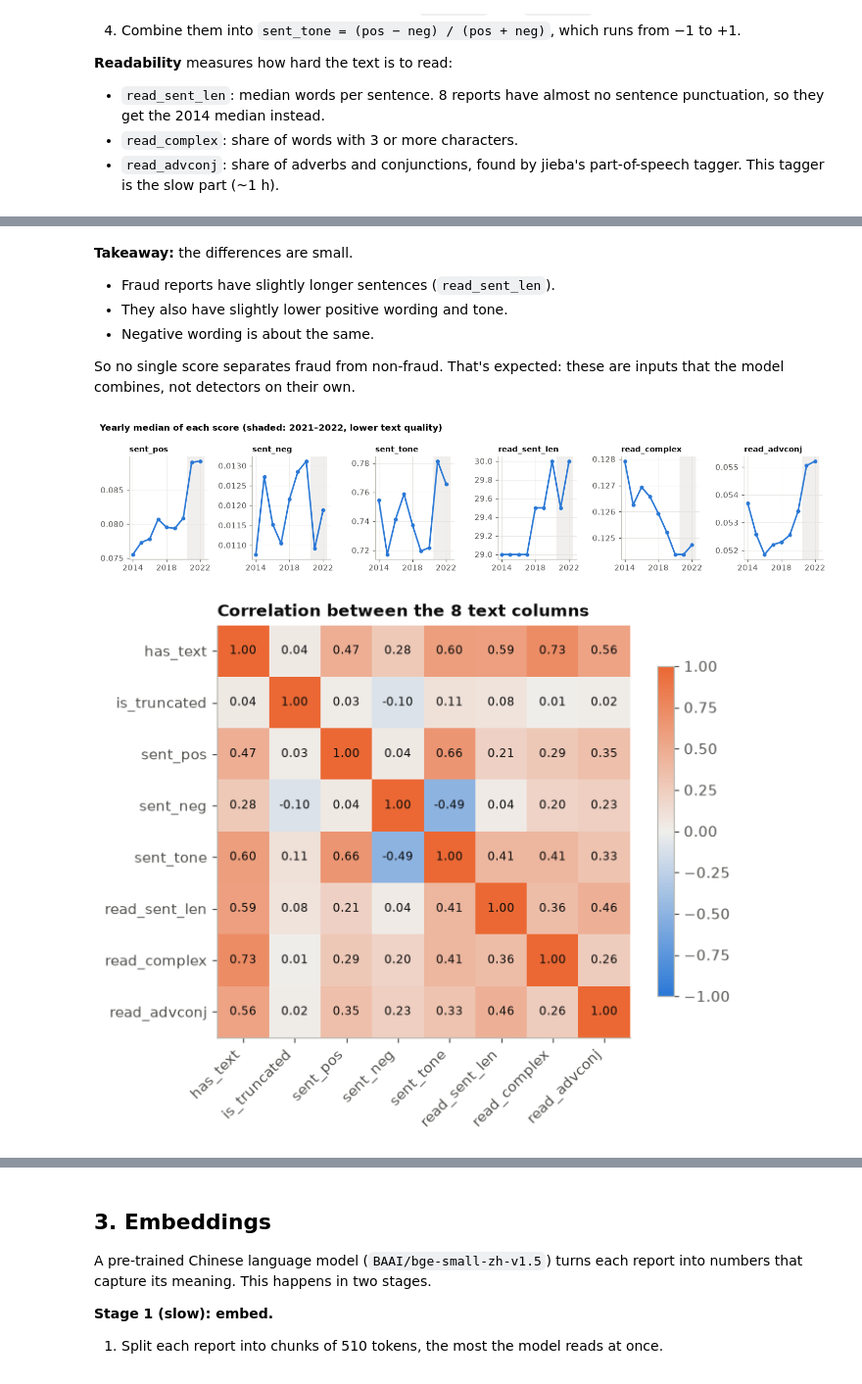
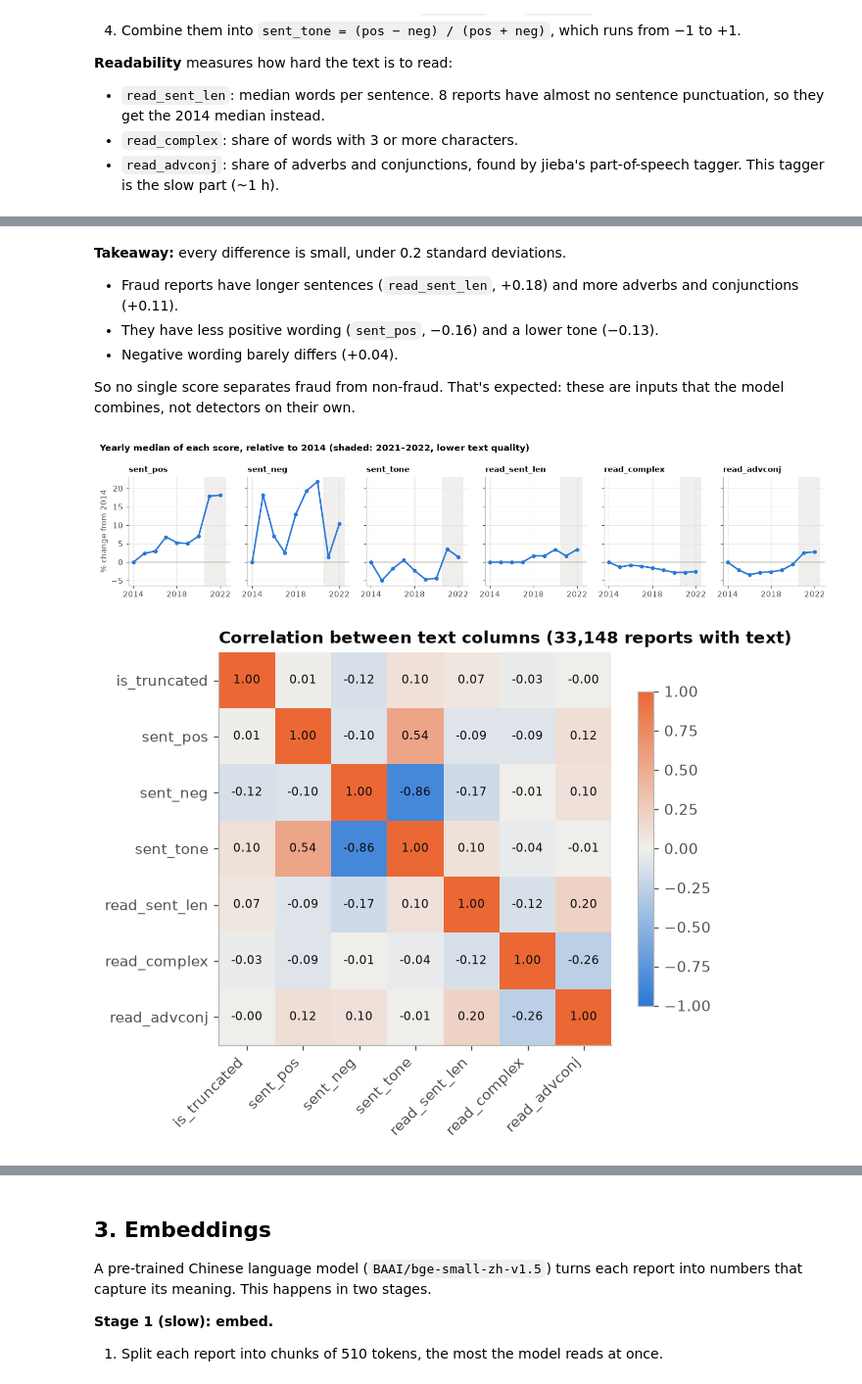
Before and after one commit to iiank/BT4012-Group14, a Jupyter notebook: notebook/02_feature_engineering.ipynb, the cells around one changed output, grey strips where cells are left out. Shown at 98% size. Drawn from its saved outputs; the diff is of its cells as text; code cells hidden in the pictures.

```diff
--- a/notebook/02_feature_engineering.ipynb
+++ b/notebook/02_feature_engineering.ipynb
@@ -53,6 +53,14 @@ plt.rcParams.update({
     "xtick.color": INK_2, "ytick.color": INK_2, "font.size": 9.5,
     "legend.frameon": False, "lines.linewidth": 2,
 })
+
+# Figures are also saved to results/figures/ for the report and slides.
+FIG_DIR = ROOT / "results" / "figures"
+FIG_DIR.mkdir(parents=True, exist_ok=True)
+
+
+def save_fig(fig, name):
+    fig.savefig(FIG_DIR / f"{name}.png", dpi=200, bbox_inches="tight")
 # %% [markdown]
 ## 1. Tabular features
 
@@ -463,48 +476,55 @@ plot_scores_by_label()
 # %% [markdown]
-**Takeaway:** the differences are small.
-- Fraud reports have slightly longer sentences (`read_sent_len`).
-- They also have slightly lower positive wording and tone.
-- Negative wording is about the same.
+**Takeaway:** every difference is small, under 0.2 standard deviations.
+- Fraud reports have longer sentences (`read_sent_len`, +0.18) and more adverbs and conjunctions (+0.11).
+- They have less positive wording (`sent_pos`, −0.16) and a lower tone (−0.13).
+- Negative wording barely differs (+0.04).
 
 So no single score separates fraud from non-fraud. That's expected: these are inputs that the model combines, not detectors on their own.
 # %%
 def plot_score_trends():
     df = load_text_scores()
     med = df[df["has_text"] == 1].groupby("Year")[SCORES].median()
-    fig, axes = plt.subplots(1, 6, figsize=(13, 2.8), sharex=True)
+    change = (med / med.loc[2014] - 1) * 100  # % change from 2014
+
+    fig, axes = plt.subplots(1, 6, figsize=(13, 2.9), sharex=True, sharey=True)
     for ax, col in zip(axes, SCORES):
         ax.axvspan(2020.5, 2022.5, color=GRID, alpha=0.6, linewidth=0)
-        ax.plot(med.index, med[col], color=BLUE, marker="o", markersize=4)
+        ax.axhline(0, color=MUTED, linewidth=1)
+        ax.plot(change.index, change[col], color=BLUE, marker="o", markersize=4)
         ax.set_title(col, fontsize=10)
         ax.set_xticks([2014, 2018, 2022])
-    fig.suptitle("Yearly median of each score (shaded: 2021–2022, lower text quality)", x=0.01, ha="left",
-                 fontsize=11, fontweight="bold")
+    axes[0].set_ylabel("% change from 2014")
+    fig.suptitle("Yearly median of each score, relative to 2014 (shaded: 2021–2022, lower text quality)",
+                 x=0.01, ha="left", fontsize=11, fontweight="bold")
     fig.tight_layout()
+    save_fig(fig, "fe_3_score_trends")
     plt.show()
 
 
 def plot_text_feature_correlation():
     df = load_text_scores()
-    cols = ["has_text", "is_truncated"] + SCORES
+    df = df[df["has_text"] == 1]  # no-text rows are all 0 and would inflate every correlation
+    cols = ["is_truncated"] + SCORES
     corr = df[cols].corr()
     cmap = LinearSegmentedColormap.from_list("div", [BLUE, "#f0efec", ORANGE])
-    fig, ax = plt.subplots(figsize=(6.4, 5.2))
+    fig, ax = plt.subplots(figsize=(6.2, 5))
     im = ax.imshow(corr, cmap=cmap, vmin=-1, vmax=1)
     ax.set_xticks(range(len(cols)), cols, rotation=45, ha="right")
     ax.set_yticks(range(len(cols)), cols)
-    for i in range(len(cols)):
-        for j in range(len(cols)):
-            ax.text(j, i, f"{corr.iloc[i, j]:.2f}", ha="center", va="center", fontsize=8, color=INK)
+    for r in range(len(cols)):
+        for c in range(len(cols)):
+            ax.text(c, r, f"{corr.iloc[r, c]:.2f}", ha="center", va="center", fontsize=8, color=INK)
     ax.grid(False)
-    ax.set_title("Correlation between the 8 text columns")
+    ax.set_title(f"Correlation between text columns ({len(df):,} reports with text)")
     fig.colorbar(im, ax=ax, shrink=0.8)
     fig.tight_layout()
+    save_fig(fig, "fe_4_text_correlation")
     plt.show()
 
 
 plot_score_trends()
 plot_text_feature_correlation()
 # %% [output]
-[figure, old version]
+[figure, new version]
-[figure, old version]
+[figure, new version]
 # %% [markdown]
```
Also changed, not shown: parts of 11 cells of this notebook, 11 other files.
